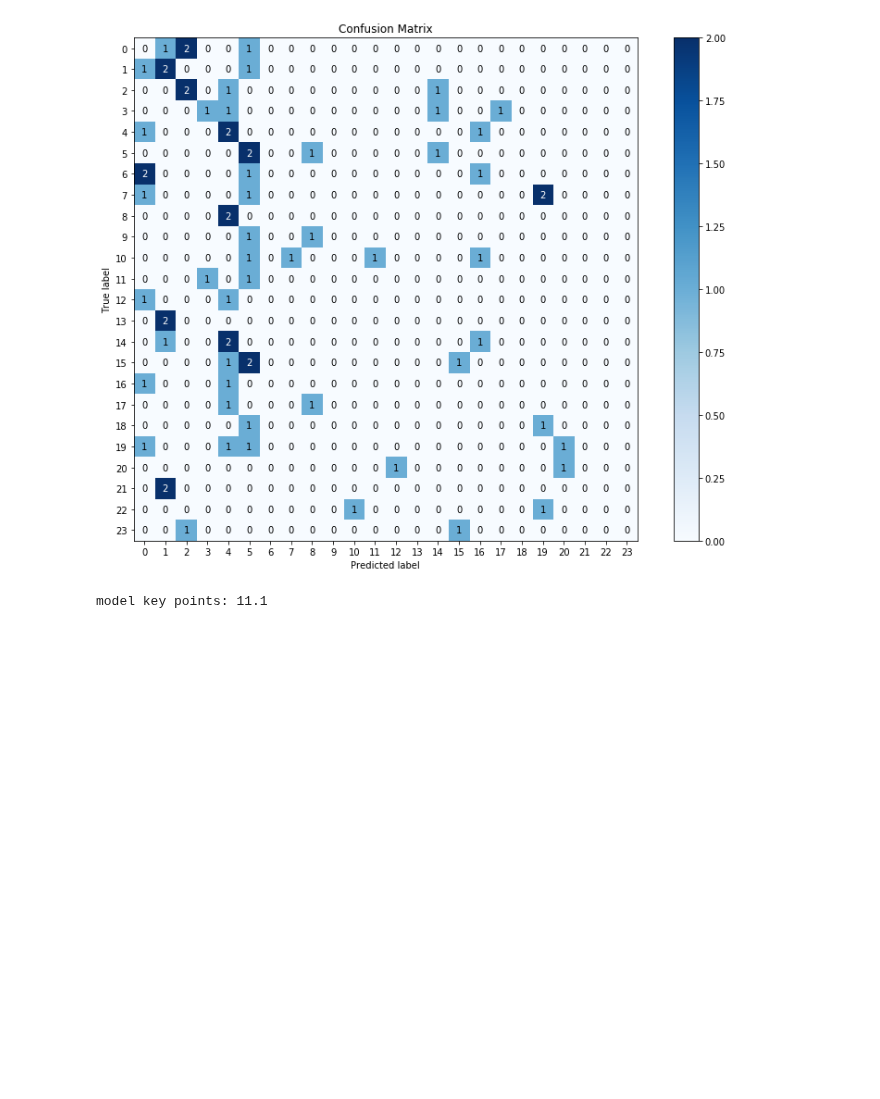
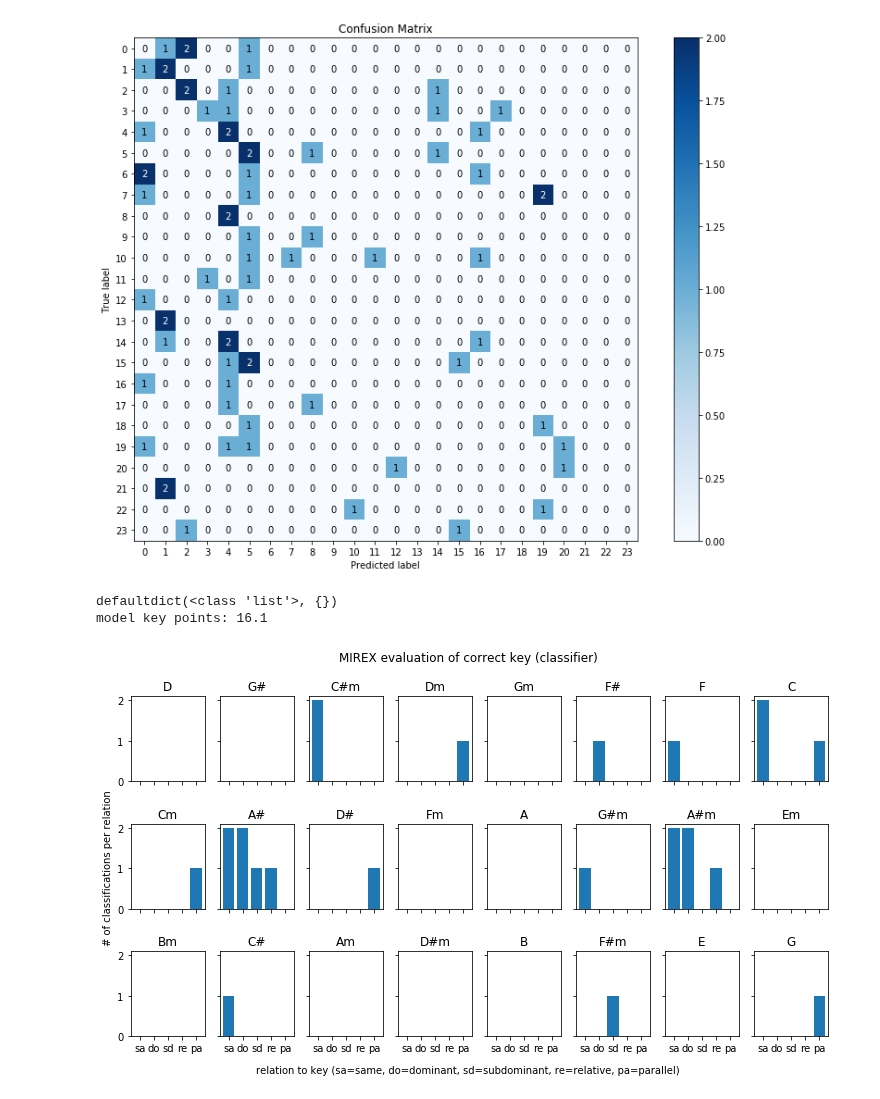
Before and after one commit to damilo/keyestcnn, a Jupyter notebook: model/model.eval.ipynb, the cells around one changed output. Drawn from its saved outputs; the diff is of its cells as text; code cells hidden in the pictures; blank space fills up the shorter version.

```diff
--- a/model/model.eval.ipynb
+++ b/model/model.eval.ipynb
@@ -560,20 +671,56 @@ keypoints_names = pd.read_csv ('metric.keypoints.names.csv')
 
 keypoints = pd.read_csv ('metric.keypoints.csv')
 #print (keypoints)
-# %%
-keypoints_model = 0
-for true_key in cm_pd.index.values:
-    for (idx, pred_key_value) in enumerate (cm_pd.loc[true_key]):
-        if pred_key_value > 0:
-            pred_key = cm_pd.columns[idx]
-            #print (true_key, idx, pred_key)
-            kpn_tk = keypoints_names.iloc[(keypoints_names['note'] == true_key).idxmax ()]
-            #print (kpn_tk)
-            for (idxx, ktk) in enumerate (kpn_tk):
-                if (pred_key == ktk):
-                    #print ('YES', idxx, keypoints.values[0][idxx])
-                    keypoints_model += keypoints.values[0][idxx]
-
-print ('model key points:', keypoints_model)
-# %% [output]
-model key points: 11.1
+# %%
+from collections import defaultdict
+
+keypoints_model = 0.
+keypoints_model_list = defaultdict (list)
+print (keypoints_model_list)
+for true_key in cm_pd.index.values:
+    kpn_tk = keypoints_names.iloc[(keypoints_names['note'] == true_key).idxmax ()]
+
+    pos_same_key = np.where (cm_pd.index.values == kpn_tk[0])[0][0]
+    pos_dom_key = np.where (cm_pd.index.values == kpn_tk[1])[0][0]
+    pos_subdom_key = np.where (cm_pd.index.values == kpn_tk[2])[0][0]
+    pos_rel_key = np.where (cm_pd.index.values == kpn_tk[3])[0][0]
+    pos_par_key = np.where (cm_pd.index.values == kpn_tk[4])[0][0]
+
+    pred_key = true_key
+    keypoints = cm_pd[pred_key][pos_same_key] * 1.0 + cm_pd[pred_key][pos_dom_key] * 0.5 + \
+                cm_pd[pred_key][pos_subdom_key] * 0.5 + cm_pd[pred_key][pos_rel_key] * 0.3 + \
+                cm_pd[pred_key][pos_par_key] * 0.2
+
+    keypoints_model += keypoints
+    keypoints_model_list[true_key] = [cm_pd[pred_key][pos_same_key], cm_pd[pred_key][pos_dom_key], \
+                cm_pd[pred_key][pos_subdom_key], cm_pd[pred_key][pos_rel_key], \
+                cm_pd[pred_key][pos_par_key]]
+
+
+keypoints_model = round (keypoints_model, 1)
+print ('model key points:', keypoints_model)
+# %% [output]
+defaultdict(<class 'list'>, {})
+model key points: 16.1
+# %%
+fig, ax = plt.subplots (3, 8, sharex=True, sharey=True)
+
+for (i, key) in enumerate (keypoints_model_list.keys ()):
+    r = i//8
+    c = i%8
+    ax[r][c].bar (range (0,5), keypoints_model_list[key])
+    ax[r][c].set_xticks (range (0,5))
+    ax[r][c].set_xticklabels (['sa', 'do', 'sd', 're', 'pa'])
+    ax[r][c].set_yticks (range (0,cm_pd.values.max ()+1))
+    ax[r][c].set_title (key)
+
+
+fig.text(0.5, 0.05, 'relation to key (sa=same, do=dominant, sd=subdominant, re=relative, pa=parallel)', ha='center', va='center')
+fig.text(0.1, 0.5, '# of classifications per relation', ha='center', va='center', rotation='vertical')
+fig.suptitle('MIREX evaluation of correct key (classifier)')
+fig.set_size_inches ((900/fig.dpi,450/fig.dpi))
+
+plt. subplots_adjust (left=None, bottom=None, right=None, top=None, wspace=None, hspace=0.5)
+plt.show ()
+# %% [output]
+[figure, added]
```
Also changed, not shown: parts of 14 cells of this notebook, 4 other files.
